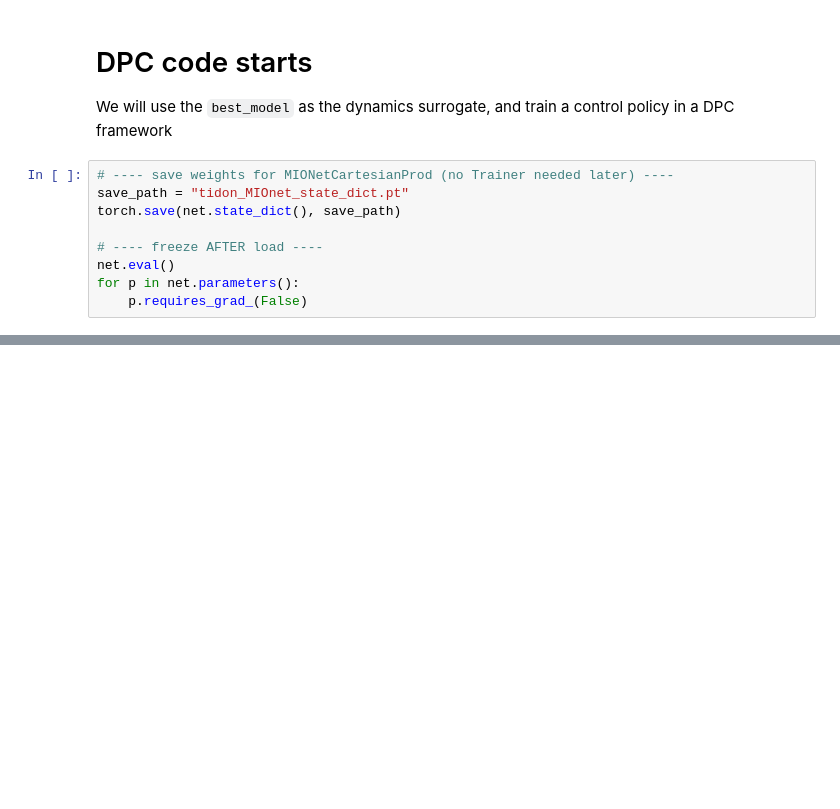
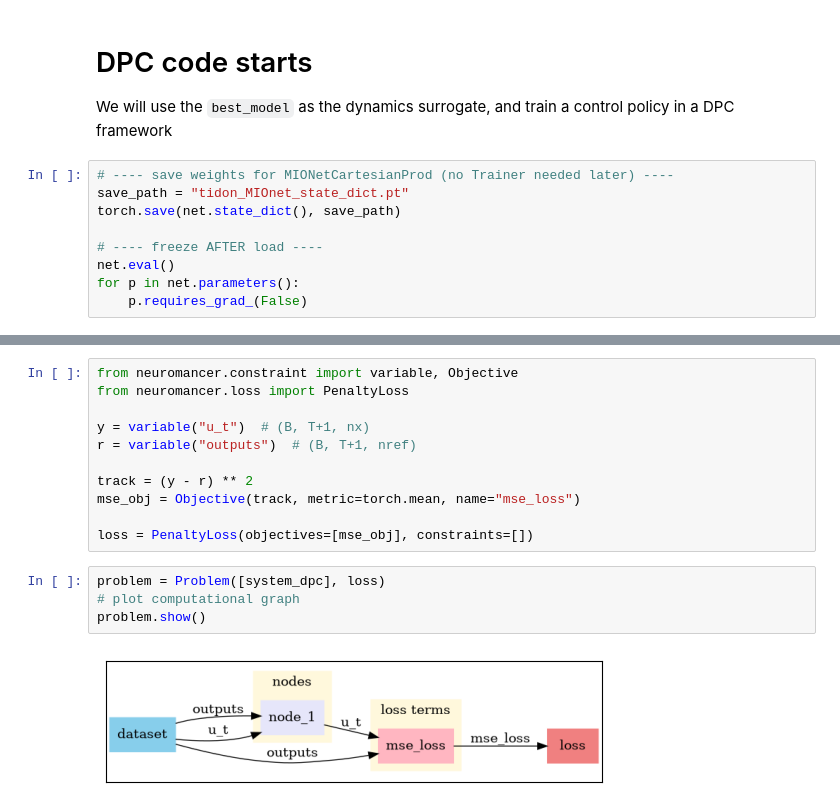
Before and after one commit to EladMichael/neuromancer, a Jupyter notebook: examples/control/Part_7_TIDON_DPC_HEAT.ipynb, the cells around one changed output, grey strips where cells are left out. Saved outputs shown, nothing was run; the diff lists cells and outputs as text; blank space fills up the shorter version.

```diff
--- a/examples/control/Part_7_TIDON_DPC_HEAT.ipynb
+++ b/examples/control/Part_7_TIDON_DPC_HEAT.ipynb
@@ -951,0 +1116,17 @@ def generate_grf_dataset(
+# %%
+from neuromancer.constraint import variable, Objective
+from neuromancer.loss import PenaltyLoss
+
+y = variable("u_t")  # (B, T+1, nx)
+r = variable("outputs")  # (B, T+1, nref)
+
+track = (y - r) ** 2
+mse_obj = Objective(track, metric=torch.mean, name="mse_loss")
+
+loss = PenaltyLoss(objectives=[mse_obj], constraints=[])
+# %%
+problem = Problem([system_dpc], loss)
+# plot computational graph
+problem.show()
+# %% [output]
+[figure, added]
```
Also changed, not shown: parts of 14 cells of this notebook.
